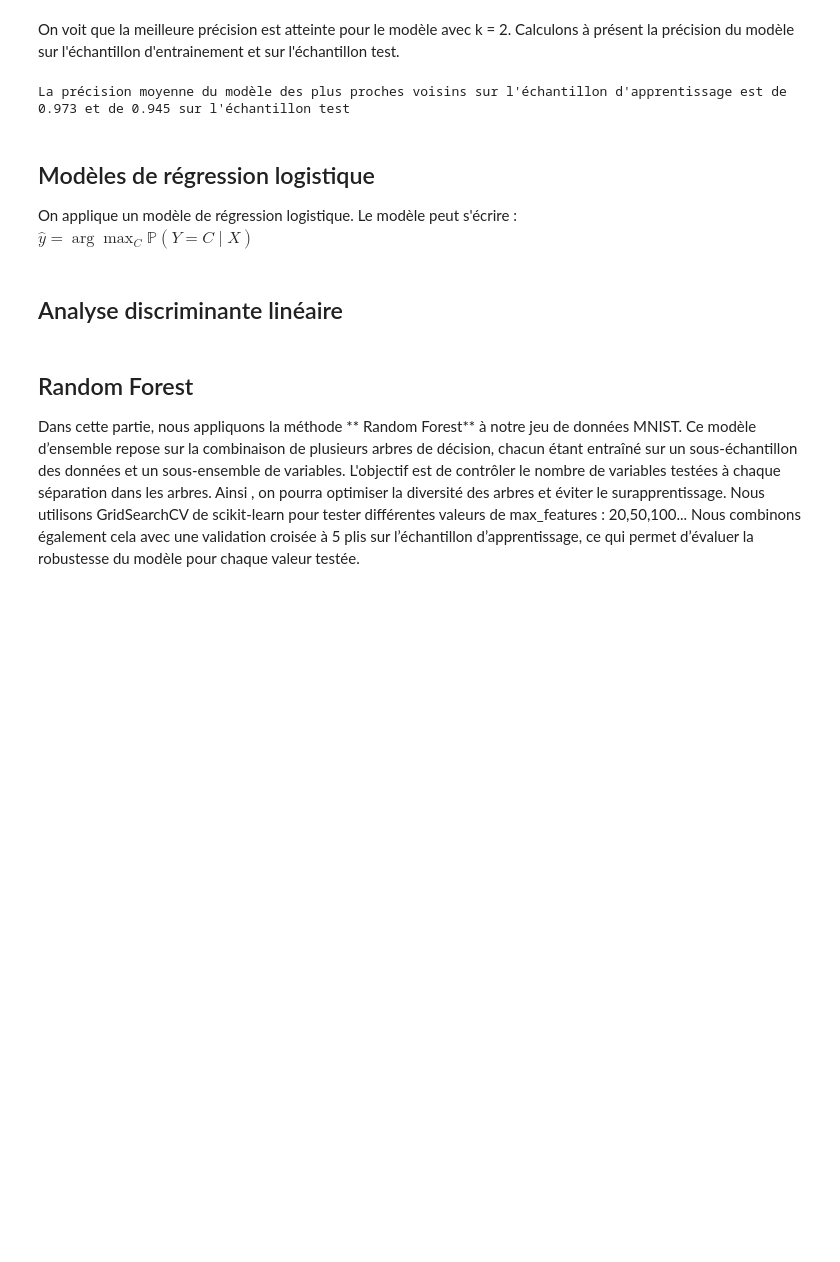
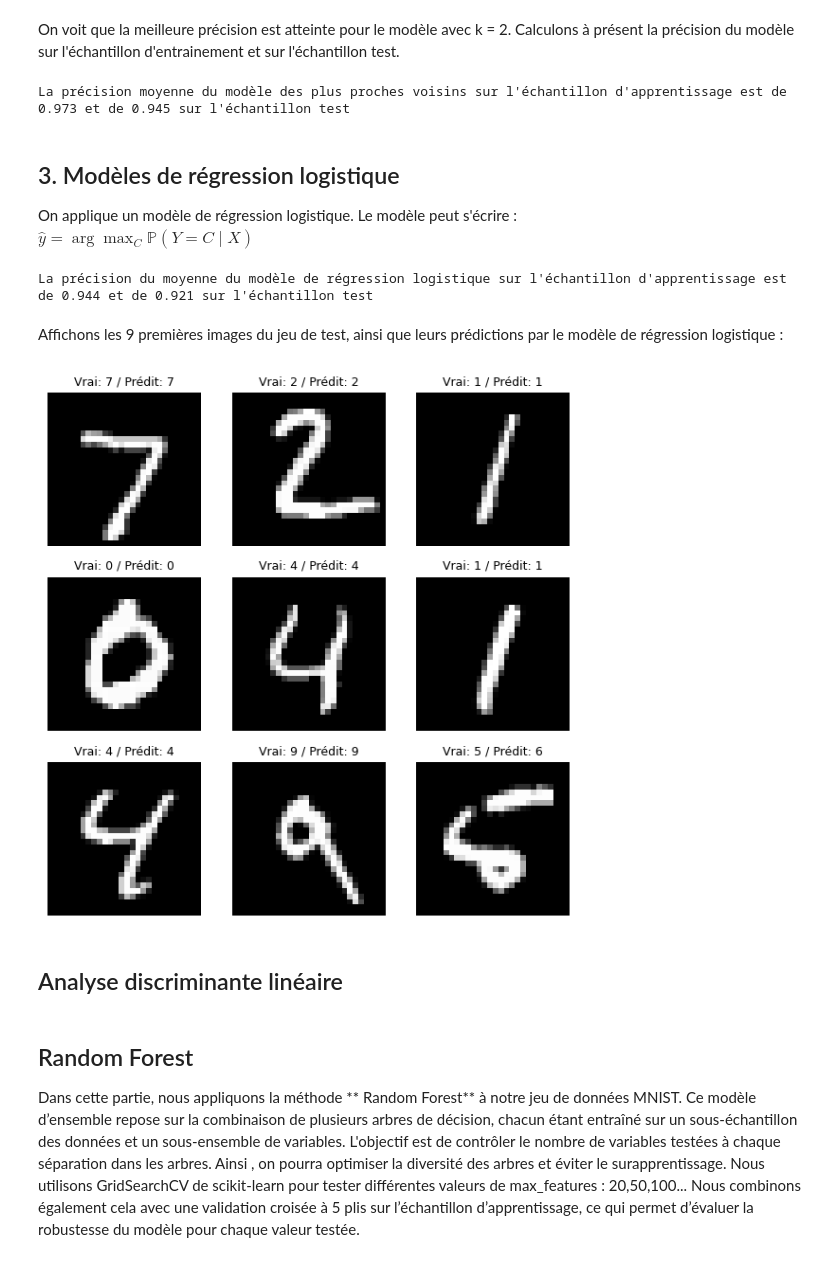
Before and after one commit to leobrendle/projet-python-M2-S1, a Jupyter notebook: notebook_projet_mnist.ipynb, the cells around one changed output. Drawn from its saved outputs; the diff is of its cells as text; code cells hidden in the pictures; blank space fills up the shorter version.

Commit message:
relecture point 3 : régression logistique

```diff
--- a/notebook_projet_mnist.ipynb
+++ b/notebook_projet_mnist.ipynb
@@ -98,19 +98,21 @@ print(f"La précision moyenne du modèle des plus proches voisins sur l'échanti
 # %% [output]
 La précision moyenne du modèle des plus proches voisins sur l'échantillon d'apprentissage est de 0.973 et de 0.945 sur l'échantillon test
 # %% [markdown]
-## Modèles de régression logistique
+## 3. Modèles de régression logistique
 
 On applique un modèle de régression logistique.
 Le modèle peut s'écrire :
 $\hat{y} = \arg\max_{C} \mathbb{P}(Y = C \mid X)$
 # %%
-#Modèles de régression logistique
+# modèle de régression logistique : création et entrainement du modèle
 model_reg_log = LogisticRegression(max_iter = 100, solver = 'newton-cg')
 model_reg_log.fit(X_scaled_train, Y_train)
-x0 = X_scaled_test[0,:].reshape(1,-1)
-y0 = model_reg_log.predict(x0)
-print(f"Le nombre prédit en x0 est y0 = {y0.item():.3f} or y = {Y_test[0]}")
+# predictions
 y_pred_test = model_reg_log.predict(X_scaled_test)
 y_pred_train = model_reg_log.predict(X_scaled_train)
-err_test_log = mean_squared_error(y_pred_test, Y_test)
-err_train_log = mean_squared_error(y_pred_train, Y_train)
+# evaluation des performances
+err_test_log = accuracy_score(y_pred_test, Y_test)
+err_train_log = accuracy_score(y_pred_train, Y_train)
+print(f"La précision du moyenne du modèle de régression logistique sur l'échantillon d'apprentissage est de {err_train_log:.3f} et de {err_test_log:.3f} sur l'échantillon test")
+# %% [output]
+La précision du moyenne du modèle de régression logistique sur l'échantillon d'apprentissage est de 0.944 et de 0.921 sur l'échantillon test
@@ -119,3 +119,22 @@ print(f"L'erreur quadratique moyenne du modèle de régression logistique sur l'
+# %% [markdown]
+Affichons les 9 premières images du jeu de test, ainsi que leurs prédictions par le modèle de régression logistique :
+# %%
+plt.figure(figsize=(6, 6))
+for i in range(9):
+    # extraction de l'image (28x28)
+    M = mnist_test.iloc[i, 1:].to_numpy().reshape((28, 28))
+    true_label = Y_test.iloc[i]
+    predicted_label = y_pred_test[i]
+
+    plt.subplot(3, 3, i + 1)
+    plt.imshow(M, cmap="gray", interpolation="nearest")
+
+    plt.title(f"Vrai: {true_label} / Prédit: {predicted_label}", fontsize=9)
+    plt.axis("off")
+
+plt.tight_layout()
+# %% [output]
+[figure, added]
 # %% [markdown]
 ## Analyse discriminante linéaire
 # %%
```
Also changed, not shown: parts of 2 cells of this notebook.
